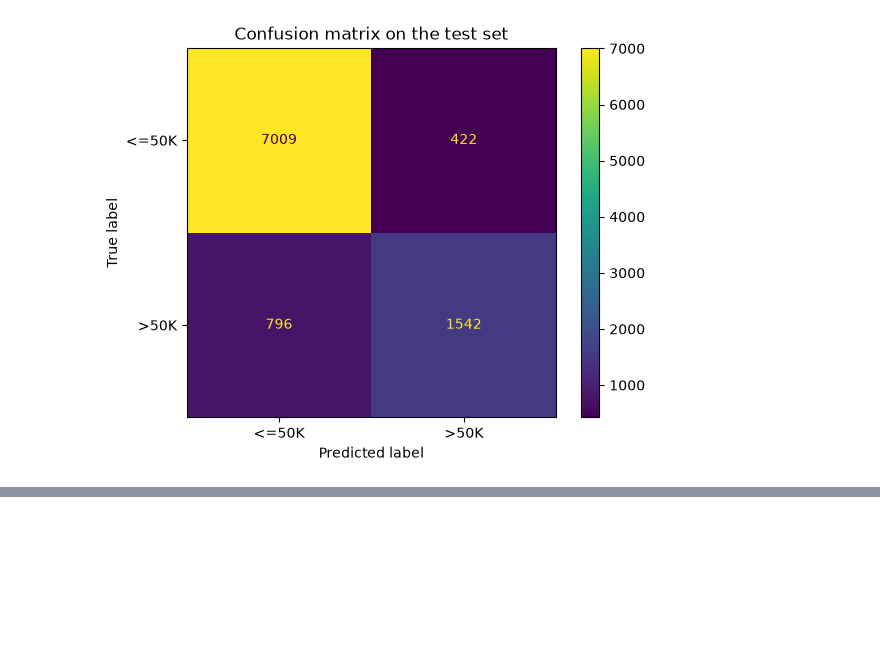
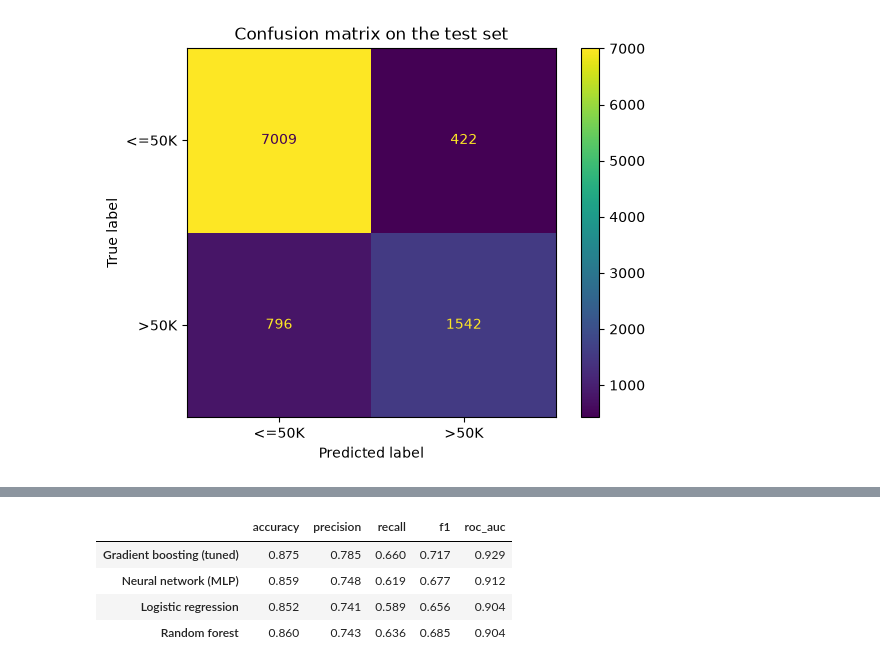
Before and after one commit to dpetrovskaua/ML-census-income, a Jupyter notebook: 02_models.ipynb, the cells around one changed output, grey strips where cells are left out. Saved outputs shown, nothing was run; the diff lists cells and outputs as text; code cells hidden in the pictures; blank space fills up the shorter version.

```diff
--- a/02_models.ipynb
+++ b/02_models.ipynb
@@ -156,0 +419,26 @@ plt.show()
+# %%
+def score_row(y_true, pred, proba):
+    return {'accuracy': accuracy_score(y_true, pred),
+            'precision': precision_score(y_true, pred),
+            'recall': recall_score(y_true, pred),
+            'f1': f1_score(y_true, pred),
+            'roc_auc': roc_auc_score(y_true, proba)}
+
+nn_scores = score_row(y_test, nn_pred, nn_proba)
+
+# final comparison table (test set, same metrics for all models)
+rows = {'Gradient boosting (tuned)': test_scores, 'Neural network (MLP)': nn_scores}
+for name, model in [('Logistic regression', LogisticRegression(max_iter=1000, random_state=SEED)),
+                    ('Random forest', RandomForestClassifier(random_state=SEED))]:
+    pipe = Pipeline([('prep', preprocessor), ('clf', model)])
+    pipe.fit(X_train, y_train)
+    rows[name] = score_row(y_test, pipe.predict(X_test), pipe.predict_proba(X_test)[:, 1])
+
+comparison = pd.DataFrame(rows).T.round(3).sort_values('roc_auc', ascending=False)
+comparison
+# %% [output]
+|  | accuracy | precision | recall | f1 | roc_auc |
+| Gradient boosting (tuned) | 0.875 | 0.785 | 0.660 | 0.717 | 0.929 |
+| Neural network (MLP) | 0.859 | 0.748 | 0.619 | 0.677 | 0.912 |
+| Logistic regression | 0.852 | 0.741 | 0.589 | 0.656 | 0.904 |
+| Random forest | 0.860 | 0.743 | 0.636 | 0.685 | 0.904 |
```
Also changed, not shown: parts of 40 cells of this notebook.
